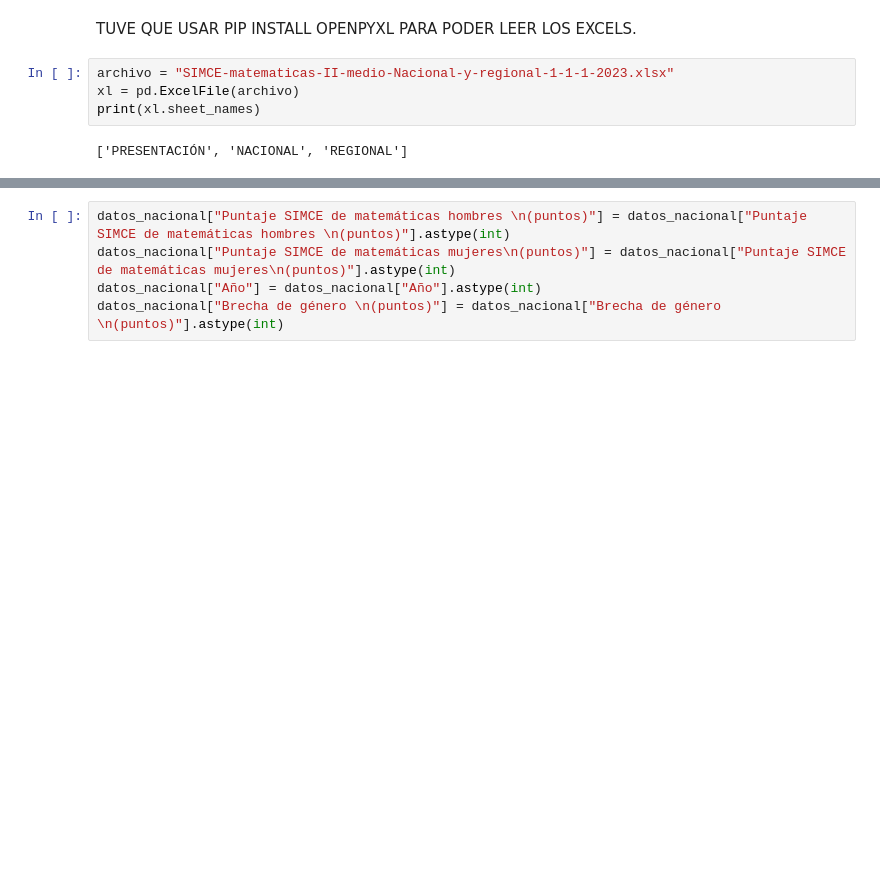
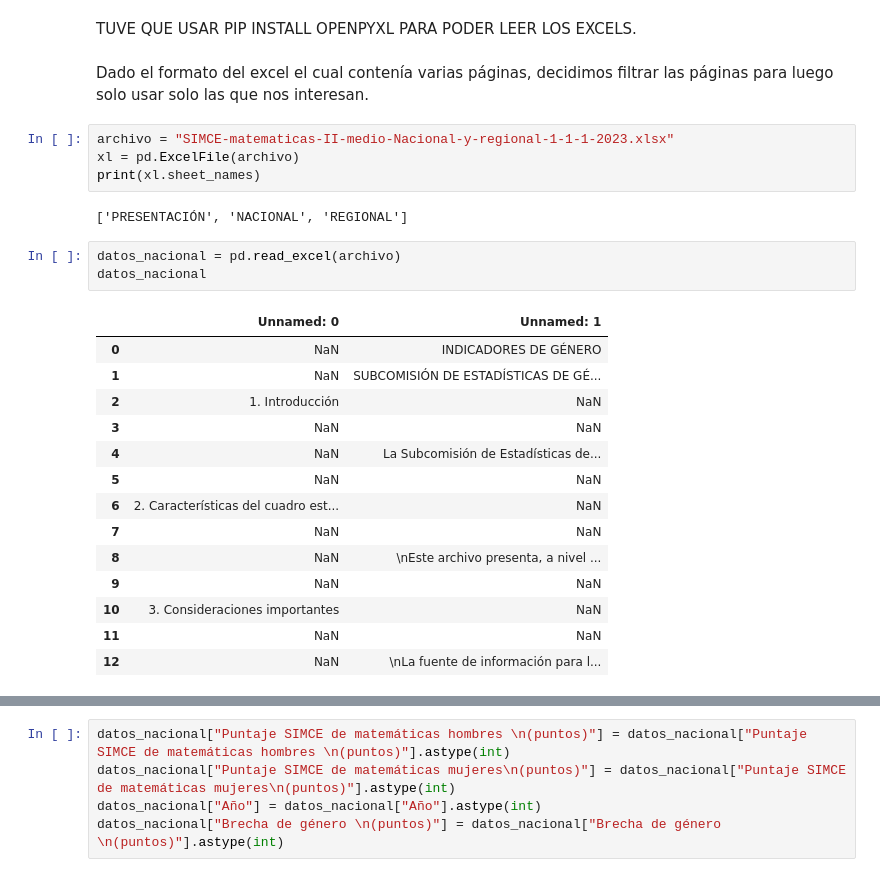
Before and after one commit to Kilpura/ProyectoCIenciaDatos, a Jupyter notebook: Proyecto brrr/Borrador.ipynb, the cells around one changed output, grey strips where cells are left out. Saved outputs shown, nothing was run; the diff lists cells and outputs as text; blank space fills up the shorter version.

```diff
--- a/Proyecto brrr/Borrador.ipynb
+++ b/Proyecto brrr/Borrador.ipynb
@@ -3,9 +3,29 @@ import pandas as pd
 import matplotlib.pyplot as plt
 # %% [markdown]
 TUVE QUE USAR PIP INSTALL OPENPYXL PARA PODER LEER LOS EXCELS.
+# %% [markdown]
+Dado el formato del excel el cual contenía varias páginas, decidimos filtrar las páginas para luego solo usar solo las que nos interesan.
 # %%
 archivo = "SIMCE-matematicas-II-medio-Nacional-y-regional-1-1-1-2023.xlsx"
 xl = pd.ExcelFile(archivo)
 print(xl.sheet_names)
 # %% [output]
 ['PRESENTACIÓN', 'NACIONAL', 'REGIONAL']
+# %%
+datos_nacional = pd.read_excel(archivo)
+datos_nacional
+# %% [output]
+|  | Unnamed: 0 | Unnamed: 1 |
+| 0 | NaN | INDICADORES DE GÉNERO |
+| 1 | NaN | SUBCOMISIÓN DE ESTADÍSTICAS DE GÉ... |
+| 2 | 1. Introducción | NaN |
+| 3 | NaN | NaN |
+| 4 | NaN | La Subcomisión de Estadísticas de... |
+| 5 | NaN | NaN |
+| 6 | 2. Características del cuadro est... | NaN |
+| 7 | NaN | NaN |
+| 8 | NaN | \nEste archivo presenta, a nivel ... |
+| 9 | NaN | NaN |
+| 10 | 3. Consideraciones importantes | NaN |
+| 11 | NaN | NaN |
+| 12 | NaN | \nLa fuente de información para l... |
```
Also changed, not shown: parts of 23 cells of this notebook.
